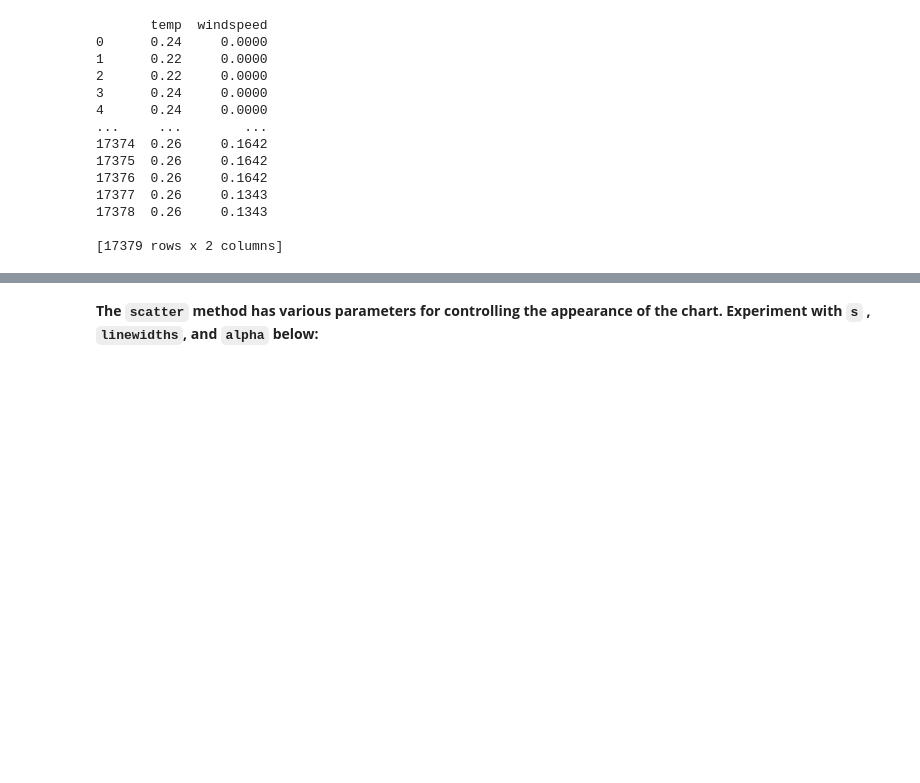
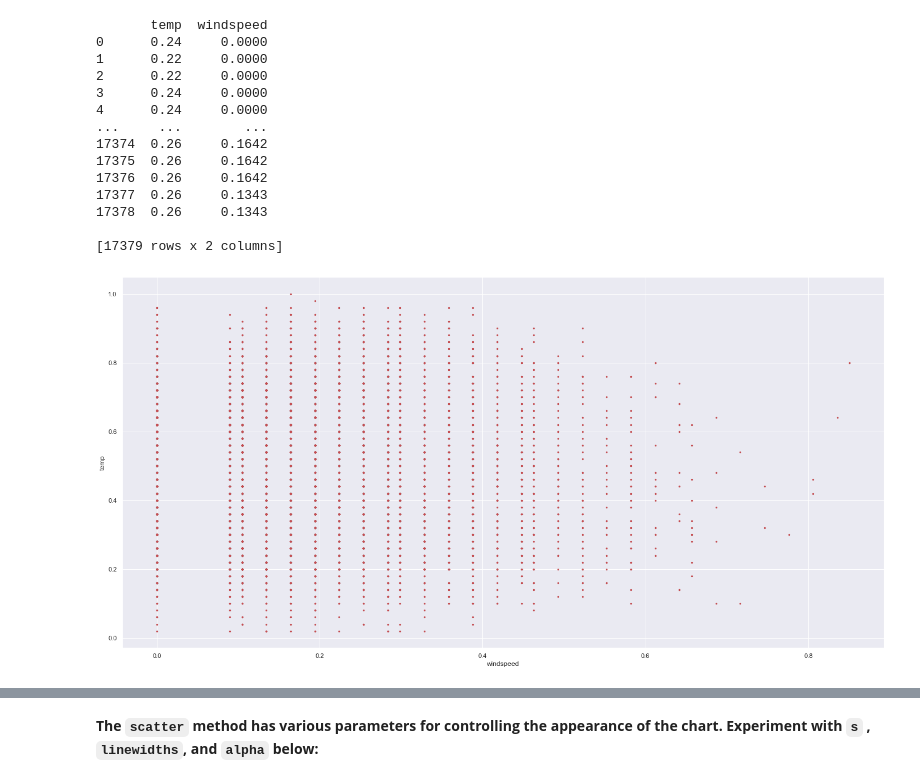
Before and after one commit to MonicaEstrada888/New_IoD, a Jupyter notebook: MODULE 3/IOD_Lab 3.1.2.ipynb, the cells around one changed output, grey strips where cells are left out. Cells and saved outputs as stored; diff of their text form; code cells hidden in the pictures; blank space fills up the shorter version.

```diff
--- a/MODULE 3/IOD_Lab 3.1.2.ipynb
+++ b/MODULE 3/IOD_Lab 3.1.2.ipynb
@@ -25,5 +25,5 @@ import seaborn as sns
 Populating the interactive namespace from numpy and matplotlib
 # %%
 # Override default figure sizing:
-pylab.rcParams['figure.figsize'] = (10, 6)
+pylab.rcParams['figure.figsize'] = (12,8)
 sns.set(color_codes = True)
@@ -97,4 +149,10 @@ print(bikes1)
 17378  0.26     0.1343
 
 [17379 rows x 2 columns]
+# %%
+#ANSWER: Scatter plot
+bikes1.plot(kind='scatter', x='windspeed', y='temp', marker = '.', color='r')
+plt.show()
+# %% [output]
+[figure, added]
 # %%
```
Also changed, not shown: parts of 92 cells of this notebook.
